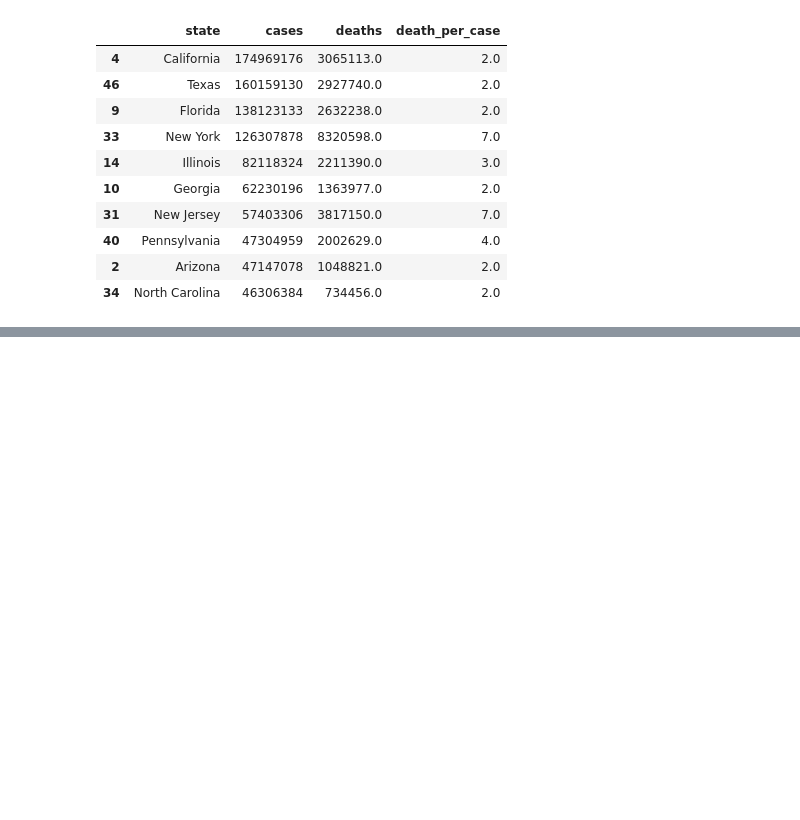
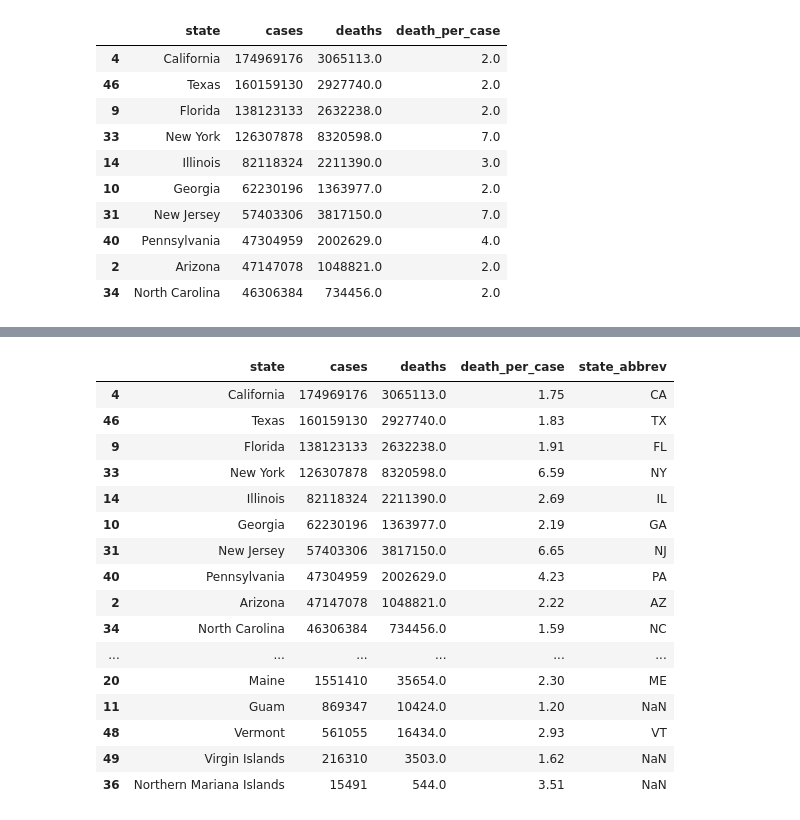
Before and after one commit to piyus22/Covid_19, a Jupyter notebook: covid_data_exploration.ipynb, the cells around one changed output, grey strips where cells are left out. Cells and saved outputs as stored; diff of their text form; code cells hidden in the pictures; blank space fills up the shorter version.

```diff
--- a/covid_data_exploration.ipynb
+++ b/covid_data_exploration.ipynb
@@ -116,3 +119,23 @@ counties_2020_groupby.head(5)
+# %%
+counties_2020_groupby
+# %% [output]
+|  | state | cases | deaths | death_per_case | state_abbrev |
+| 4 | California | 174969176 | 3065113.0 | 1.75 | CA |
+| 46 | Texas | 160159130 | 2927740.0 | 1.83 | TX |
+| 9 | Florida | 138123133 | 2632238.0 | 1.91 | FL |
+| 33 | New York | 126307878 | 8320598.0 | 6.59 | NY |
+| 14 | Illinois | 82118324 | 2211390.0 | 2.69 | IL |
+| 10 | Georgia | 62230196 | 1363977.0 | 2.19 | GA |
+| 31 | New Jersey | 57403306 | 3817150.0 | 6.65 | NJ |
+| 40 | Pennsylvania | 47304959 | 2002629.0 | 4.23 | PA |
+| 2 | Arizona | 47147078 | 1048821.0 | 2.22 | AZ |
+| 34 | North Carolina | 46306384 | 734456.0 | 1.59 | NC |
+| ... | ... | ... | ... | ... | ... |
+| 20 | Maine | 1551410 | 35654.0 | 2.30 | ME |
+| 11 | Guam | 869347 | 10424.0 | 1.20 | NaN |
+| 48 | Vermont | 561055 | 16434.0 | 2.93 | VT |
+| 49 | Virgin Islands | 216310 | 3503.0 | 1.62 | NaN |
+| 36 | Northern Mariana Islands | 15491 | 544.0 | 3.51 | NaN |
 # %%
 import plotly.express as px
 fig=px.choropleth(counties_2020_groupby,locations='state_abbrev',locationmode='USA-states',
```
Also changed, not shown: parts of 9 cells of this notebook.
